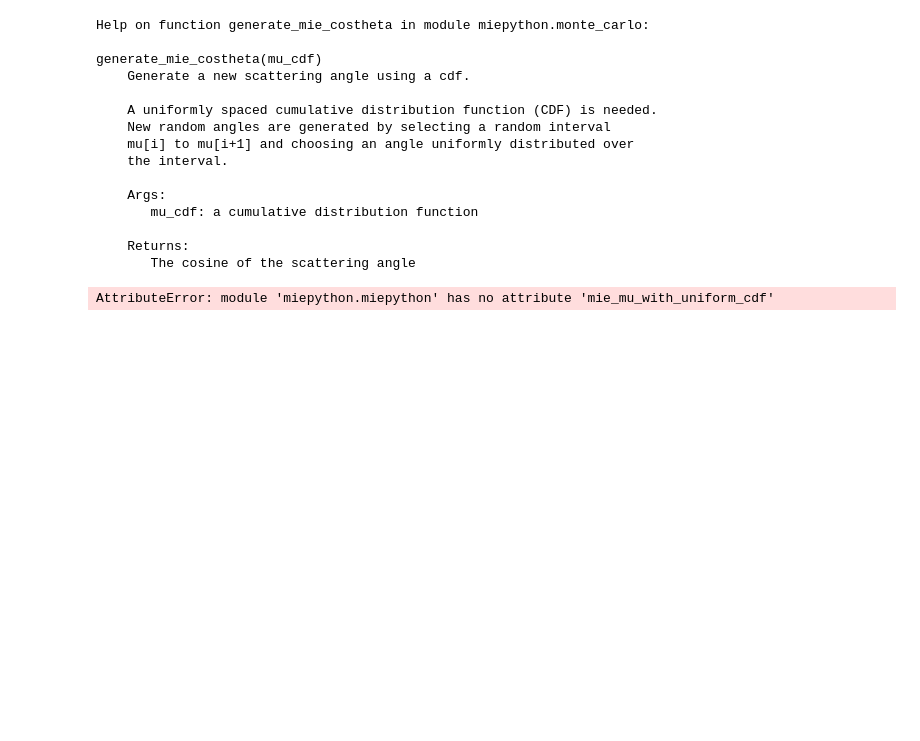
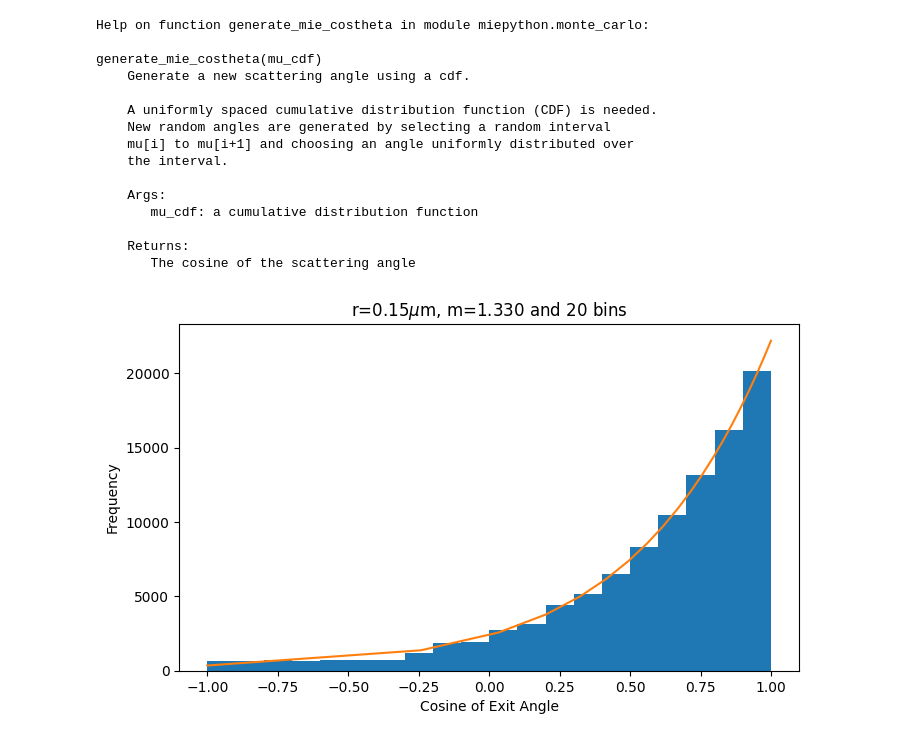
Before and after one commit to scottprahl/miepython, a Jupyter notebook: docs/06_random_deviates.ipynb, the cells around one changed output. Saved outputs shown, nothing was run; the diff lists cells and outputs as text; code cells hidden in the pictures; blank space fills up the shorter version.

```diff
--- a/docs/06_random_deviates.ipynb
+++ b/docs/06_random_deviates.ipynb
@@ -272,33 +272,33 @@ generate_mie_costheta(mu_cdf)
 # %%
 lambdaa = 0.550  # microns
 m = 1.33  # water
 r = 0.15  # microns
 x = 2 * np.pi * r / lambdaa
 
 num_angles = 20
-mu, cdf = mie.mie_mu_with_uniform_cdf(m, x, num_angles)
+mu, cdf = mc_mie.mu_with_uniform_cdf(m, x, num_angles)
 
 # calculate the phase function at each angle
 s1, s2 = mie.mie_S1_S2(m, x, mu)
 s = (abs(s1) ** 2 + abs(s2) ** 2) / 2
 
 # generate a bunch of random angles
 num_deviates = 100000
 angles = np.empty(num_deviates)
 for i in range(num_deviates):
-    angles[i] = mie.generate_mie_costheta(mu)
+    angles[i] = mc_mie.generate_mie_costheta(mu)
 
 num_bins = 20
 plt.figure(figsize=(8,4.5))
 plt.hist(angles, bins=num_bins)
 plt.plot(mu, s * num_deviates / num_bins * 4 * np.pi)
 
 # plt.yscale('log')
 plt.title(r"r=%.2f$\mu$m, m=%.3f and %d bins" % (r, m.real, num_bins))
 
 plt.xlabel("Cosine of Exit Angle")
 plt.ylabel("Frequency")
 plt.xlim([-1.1, 1.1])
 plt.show()
 # %% [output]
-AttributeError: module 'miepython.miepython' has no attribute 'mie_mu_with_uniform_cdf'
+[figure, added]
```
Also changed, not shown: 2 other files.
